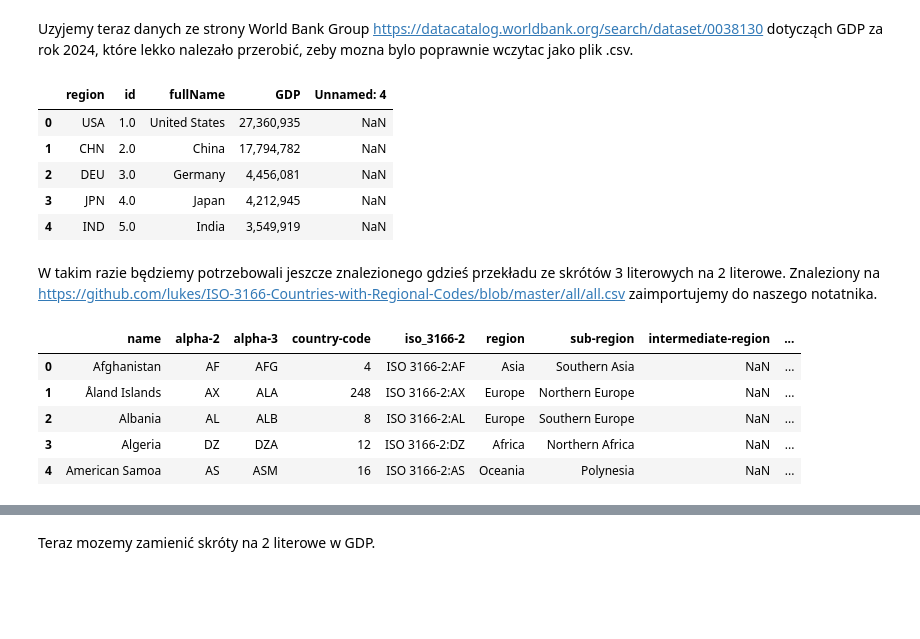
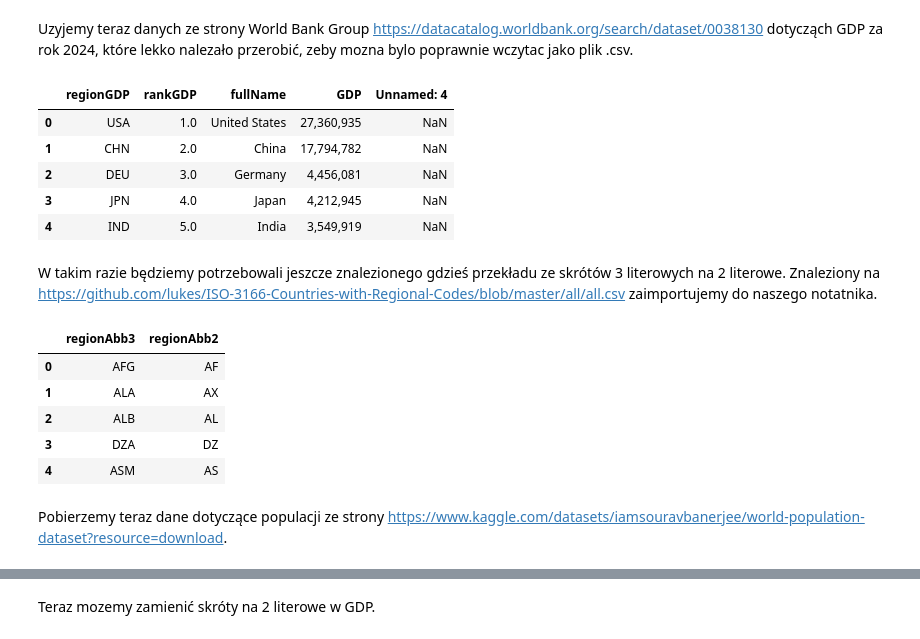
Before and after one commit to marsocha/NYPD_Marcin_Socha, a Jupyter notebook: 25_08.ipynb, the cells around one changed output, grey strips where cells are left out. Drawn from its saved outputs; the diff is of its cells as text; code cells hidden in the pictures; blank space fills up the shorter version.

Commit message:
czesc pierwsza implementacji populacji oraz GDP

```diff
--- a/25_08.ipynb
+++ b/25_08.ipynb
@@ -405,9 +405,10 @@ region_harmonic_averages
 Uzyjemy teraz danych ze strony World Bank Group https://datacatalog.worldbank.org/search/dataset/0038130 dotycząch GDP za rok 2024, które lekko nalezało przerobić, zeby mozna bylo poprawnie wczytac jako plik .csv.
 # %%
 GDP = pd.read_csv('GDP.csv')
+GDP = GDP.rename(columns={'id': 'rankGDP', 'region': 'regionGDP'})
 GDP.head(5)
 # %% [output]
-|  | region | id | fullName | GDP | Unnamed: 4 |
+|  | regionGDP | rankGDP | fullName | GDP | Unnamed: 4 |
 | 0 | USA | 1.0 | United States | 27,360,935 | NaN |
 | 1 | CHN | 2.0 | China | 17,794,782 | NaN |
 | 2 | DEU | 3.0 | Germany | 4,456,081 | NaN |
@@ -417,11 +418,14 @@ GDP.head(5)
 W takim razie będziemy potrzebowali jeszcze znalezionego gdzieś przekładu ze skrótów 3 literowych na 2 literowe. Znaleziony na https://github.com/lukes/ISO-3166-Countries-with-Regional-Codes/blob/master/all/all.csv zaimportujemy do naszego notatnika.
 # %%
 abb = pd.read_csv('all.csv')
+abb = abb.rename(columns={'alpha-3': 'regionAbb3', 'alpha-2': 'regionAbb2'})[['regionAbb3', 'regionAbb2']]
 abb.head(5)
 # %% [output]
-|  | name | alpha-2 | alpha-3 | country-code | iso_3166-2 | region | sub-region | intermediate-region | ... |
-| 0 | Afghanistan | AF | AFG | 4 | ISO 3166-2:AF | Asia | Southern Asia | NaN | ... |
-| 1 | Åland Islands | AX | ALA | 248 | ISO 3166-2:AX | Europe | Northern Europe | NaN | ... |
-| 2 | Albania | AL | ALB | 8 | ISO 3166-2:AL | Europe | Southern Europe | NaN | ... |
-| 3 | Algeria | DZ | DZA | 12 | ISO 3166-2:DZ | Africa | Northern Africa | NaN | ... |
-| 4 | American Samoa | AS | ASM | 16 | ISO 3166-2:AS | Oceania | Polynesia | NaN | ... |
+|  | regionAbb3 | regionAbb2 |
+| 0 | AFG | AF |
+| 1 | ALA | AX |
+| 2 | ALB | AL |
+| 3 | DZA | DZ |
+| 4 | ASM | AS |
+# %% [markdown]
+Pobierzemy teraz dane dotyczące populacji ze strony https://www.kaggle.com/datasets/iamsouravbanerjee/world-population-dataset?resource=download.
```
Also changed, not shown: parts of 10 cells of this notebook.
